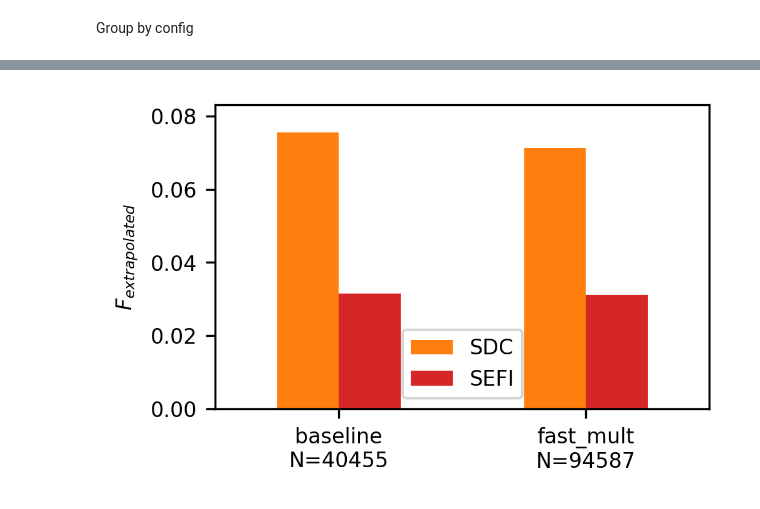
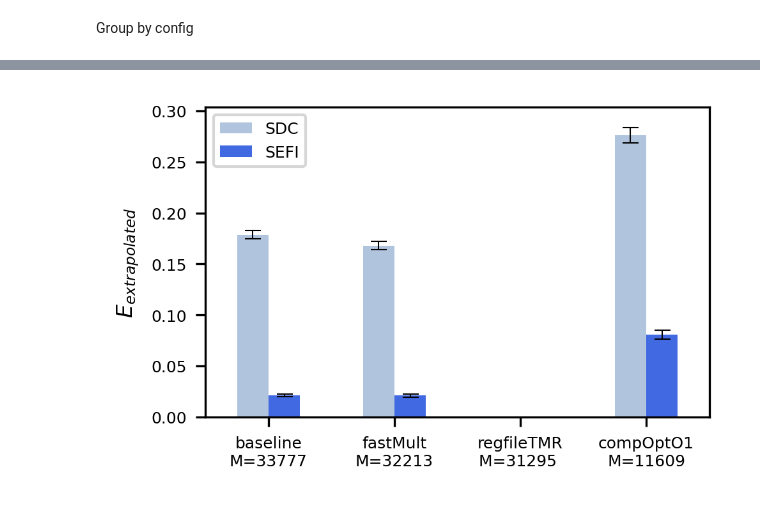
Before and after one commit to ahll19/PULSE, a Jupyter notebook: nsrec_plots.ipynb, the cells around one changed output, grey strips where cells are left out. Drawn from its saved outputs; the diff is of its cells as text; code cells hidden in the pictures.

Commit message:
this commit contains plots for summary submission

```diff
--- a/nsrec_plots.ipynb
+++ b/nsrec_plots.ipynb
@@ -43,8 +43,10 @@ a boolean indicating if the raw data is to be parsed and cached.
 """
 
 data_set_info = {
-    "baseline"          : ["src/run_info/ibex_coremark.ini", 1],
-    "RV32MSingleCycle"  : ["src/run_info/ibex_RV32MSingleCycle_coremark.ini", 1]
+    "baseline"          : ["src/run_info/ibex_coremark.ini", 0],
+    "RV32MSingleCycle"  : ["src/run_info/ibex_RV32MSingleCycle_coremark.ini", 0],
+    "regfileTMR"  : ["src/run_info/ibex_regfileTMR.ini", 0],
+    "compOptO1"  : ["src/run_info/ibex_compOptO1.ini", 0]
 }
 # %%
 class SeuDataSet(NamedTuple):
@@ -124,16 +95,14 @@ plt.rcParams.update({
     'font.size': 8,
     'axes.labelsize': 8,
     'axes.titlesize': 8,
-    'xtick.labelsize': 8,
-    'ytick.labelsize': 8,
-    'legend.fontsize': 8,
+    'xtick.labelsize': 6,
+    'ytick.labelsize': 6,
+    'legend.fontsize': 6,
     'figure.dpi': 300,
     'figure.figsize': [3.39, 2.10],
-    'lines.linewidth': 1.0,
-    'lines.markersize': 4,
+    'lines.linewidth': 0.5,
+    'lines.markersize': 0.5,
     'lines.markeredgewidth': 0.5,
-    'lines.markeredgecolor': 'black',
-    'lines.markerfacecolor': 'black'
     # 'text.usetex': True,
     # 'text.latex.preamble': r'\usepackage{amsmath}'
 })
@@ -209,4 +254,5 @@ Group by config
 # %%
+
 from src.analysis.structures.error_definitions import (
     SilentError,
     DataCorruptionError,
@@ -216,53 +262,101 @@ from src.analysis.structures.error_definitions import (
 
 x_tick_locs = np.arange(len(data_sets.keys()))
 
+
 # provide which errors are to be plotted
 errors_classes_to_plot = [DataCorruptionError, CriticalError]
 transpose = 1
 
 df_raw = pd.DataFrame()
+df_conf = pd.DataFrame()
+df_std = pd.DataFrame()
+df_r = pd.DataFrame()
 
 # Multi bar plot grouped by configuration
 for name, data_set in data_sets.items():
 
     # get error outcomes
-    data = BaseTools.error_classification(data_set.data_interface, data_set.root, visualize=False)
-
+    data = BaseTools.error_classification(data_set.data_interface, data_set.node, visualize=False)
+    data_conf, data_std = BaseTools.error_classification_confidence(data_set.data_interface, data_set.node, visualize=False)
+    data_conf = data_conf.rename(name)
+    data_std = data_std.rename(name)
     # count unique values
     counts = data.value_counts()
     counts = counts.rename(name)
 
     # build data to plot
     df_raw = pd.concat([df_raw, counts], axis=1, sort=False)
+    df_conf = pd.concat([df_conf, data_conf], axis=1, sort=False)
+    df_std = pd.concat([df_std, data_std], axis=1, sort=False)
 
 # get proportions of each error class against sum of each row
 # i.e. f_samples / n_samples
 N_sampled = df_raw.sum(axis=0)
 df_prop = df_raw.div(N_sampled, axis=1) # proportional
 
-# population size of each config normalized to baseline
+# population size of each config normalized to baseline, is missing VPI?
 S_pop = np.array([getattr(data_sets[name].runinfo.data, "cpu_cyles") for name in data_sets.keys()]) / getattr(data_sets["baseline"].runinfo.data, "cpu_cyles")
 
-# calc extrapolated f = S * (f_samples / n_samples)
-f_extrapolated = df_prop.multiply(S_pop, axis=1)
+# calc extrapolated f = S * (f_samples / M_samples)
+e_extrapolated = df_prop.multiply(S_pop, axis=1)
 
 # plot
 error_class_names = [str(error_class.name) for error_class in errors_classes_to_plot]
-f_extrapolated = f_extrapolated.loc[error_class_names]
+e_extrapolated = e_extrapolated.loc[error_class_names]
+df_conf = df_conf.loc[error_class_names]
+df_std = df_std.loc[error_class_names]
 
 if transpose:
-    f_extrapolated = f_extrapolated.transpose()
+    e_extrapolated = e_extrapolated.transpose()
+    # calc improvement ratio df_r: (e_extrapolated / baselnine) ^ -1
+    df_r = e_extrapolated.div(e_extrapolated.iloc[0,:]).applymap(lambda x: 1/x)
+    df_conf = df_conf.transpose()
+    df_std = df_std.transpose()
 
+print("\nRaw Counts:")
 print(df_raw)
+
+print("\nProportional:")
 print(df_prop)
-print(f_extrapolated)
 
-ax = f_extrapolated.plot.bar(color=[error_class.color for error_class in errors_classes_to_plot])
+print("\ne_extrapolated:")
+print(e_extrapolated)
+
+print(r"\nComparison $r$:")
+print(df_r)
+
+print("\nConf. Intervals:")
+print(df_conf)
+
+print("\nStd dev.:")
+print(df_std)
+
+ax = e_extrapolated.plot.bar(
+    color=[error_class.color for error_class in errors_classes_to_plot],
+    yerr=df_conf/2,
+    capsize=3,
+    rot=0
+)
 
 legend = ax.get_legend_handles_labels()
 
 if transpose:
-    ax.set_xticklabels([f"baseline\nN={N_sampled.iloc[0]}", f"fast_mult\nN={N_sampled.iloc[1]}"], rotation=0)
-    ax.set_ylim(0, 1.1 * f_extrapolated.max().max())
-    ax.set_ylabel(r"$F_{extrapolated}$")
+
+    ax.set_xticklabels([f"baseline\nM={N_sampled.iloc[0]:.0f}", f"fastMult\nM={N_sampled.iloc[1]:.0f}",f"regfileTMR\nM={N_sampled.iloc[2]:.0f} ", f"compOptO1\nM={N_sampled.iloc[3]:.0f}"], rotation=0)
+
+    ax.set_ylim(0, 1.1 * e_extrapolated.max().max())
+    ax.set_ylabel(r"$E_{extrapolated}$")
+
+    # ax = df_r.plot.bar(
+    #     color=[error_class.color for error_class in errors_classes_to_plot],
+    #     yerr=df_conf/2,
+    #     capsize=3,
+    #     rot=0
+    # )
+    # for container in ax.containers:
+    #     ax.bar_label(container,padding=3)
+    # for i, name in enumerate(name_list):
+    #     text = f"$\sigma={{{std[name]:.1e}}}$\n"
+    #     text += f"CI size: {2*ci[name]:.1e}\n"
+    #     ax.text(i - 0.2, text_height, text, color="black")
 # %% [output]
@@ -280 +380 @@ RV32MSingleCycle  0.071179  0.031174
-[figure, old version]
+[figure, new version]
```
Also changed, not shown: parts of 10 cells of this notebook, 8 other files.
